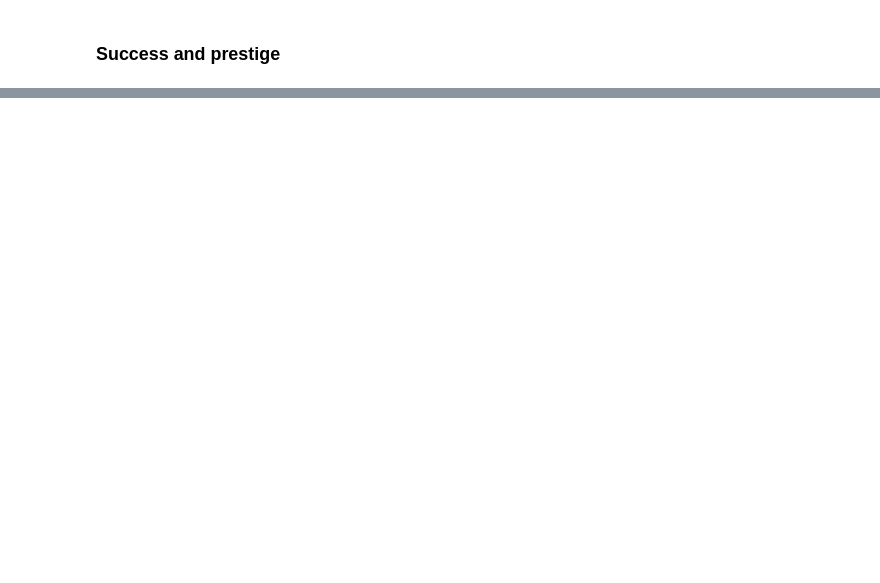
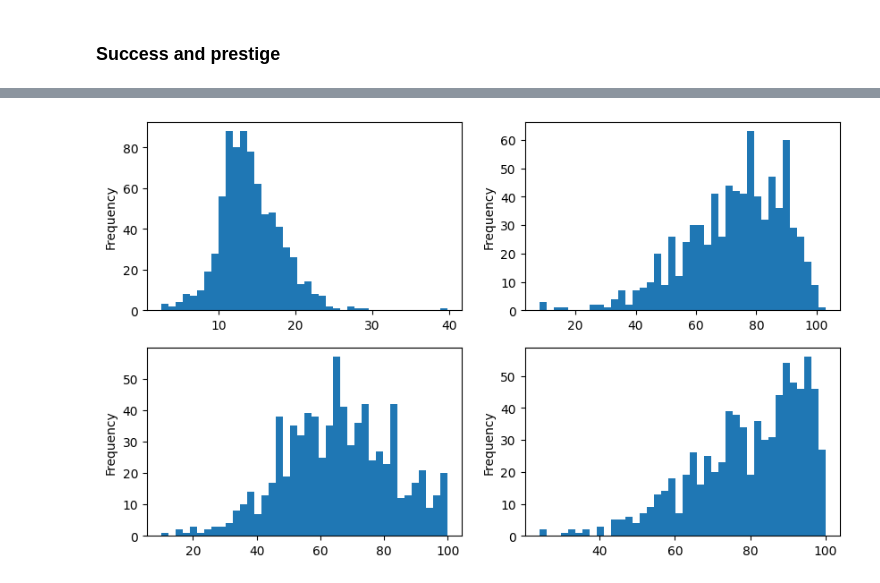
Before and after one commit to AlbotGoodman/databehandling-albot, a Jupyter notebook: Labs/lab.ipynb, the cells around one changed output, grey strips where cells are left out. Cells and saved outputs as stored; diff of their text form; code cells hidden in the pictures; blank space fills up the shorter version.

```diff
--- a/Labs/lab.ipynb
+++ b/Labs/lab.ipynb
@@ -199,0 +217,9 @@ It's important to note here that each marker in the scatter plot indicates an av
+# %%
+fig, axes = plt.subplots(2, 2, figsize=(10, 6))
+data["S.F.Ratio"].plot.hist(ax=axes[0, 0], bins=40)
+data["PhD"].plot.hist(ax=axes[0, 1], bins=40)
+data["Grad.Rate"].plot.hist(ax=axes[1, 0], bins=40)
+data["Terminal"].plot.hist(ax=axes[1, 1], bins=40)
+plt.show()
+# %% [output]
+[figure, added]
```
Also changed, not shown: parts of 13 cells of this notebook.
